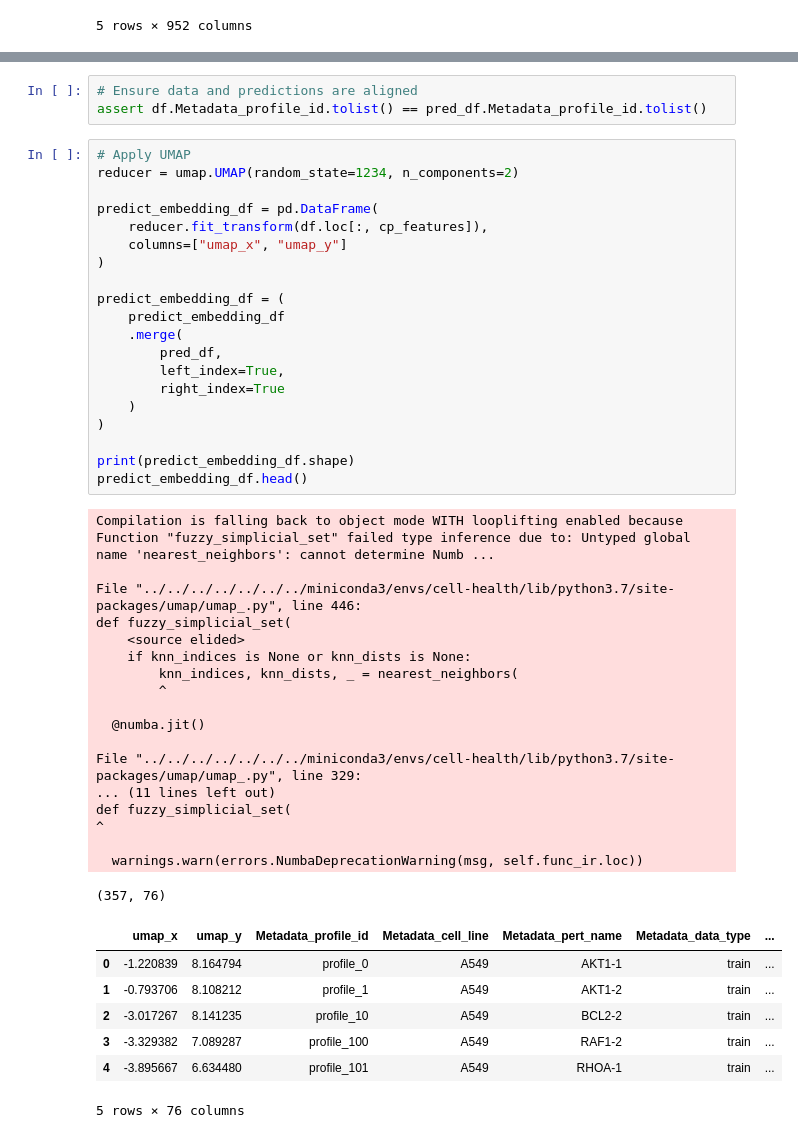
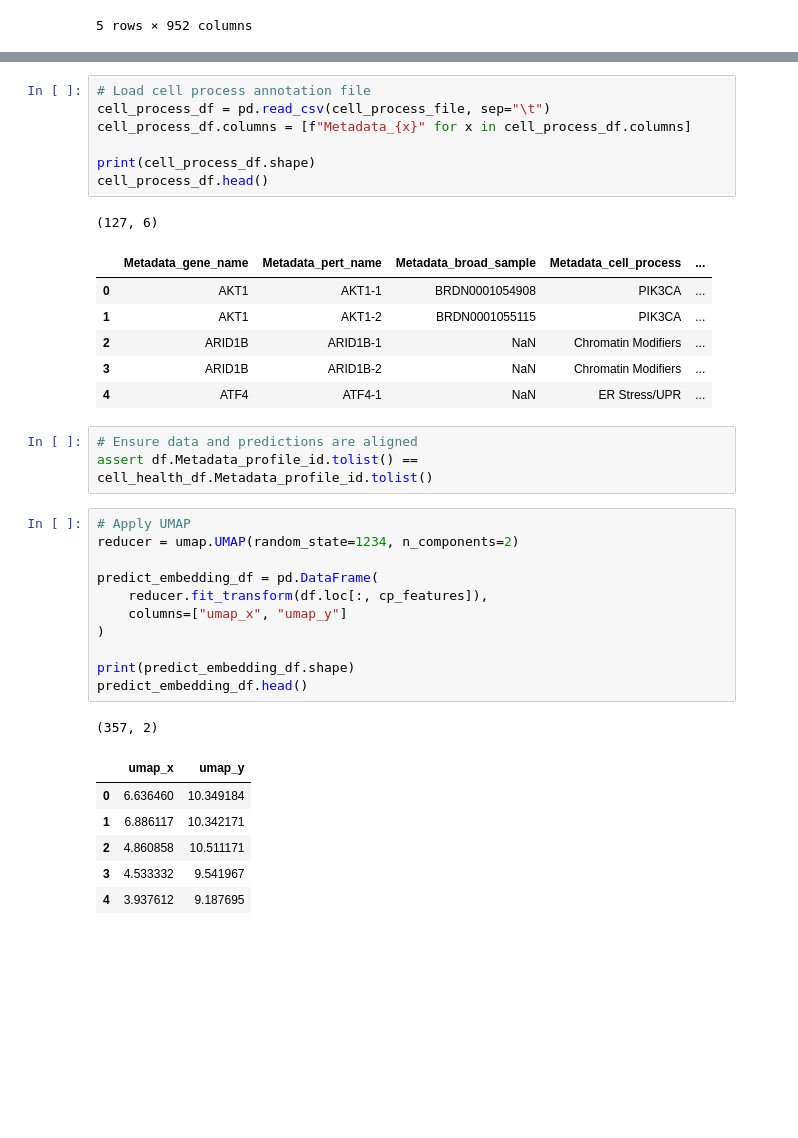
Before and after one commit to broadinstitute/cell-health, a Jupyter notebook: 3.train/10.crispr-umap.ipynb, the cells around one changed output, grey strips where cells are left out. Cells and saved outputs as stored; diff of their text form; blank space fills up the shorter version.

```diff
--- a/3.train/10.crispr-umap.ipynb
+++ b/3.train/10.crispr-umap.ipynb
@@ -63,49 +67,37 @@ pred_df.head()
+# %%
+# Load cell process annotation file
+cell_process_df = pd.read_csv(cell_process_file, sep="\t")
+cell_process_df.columns = [f"Metadata_{x}" for x in cell_process_df.columns]
+
+print(cell_process_df.shape)
+cell_process_df.head()
+# %% [output]
+(127, 6)
+|  | Metadata_gene_name | Metadata_pert_name | Metadata_broad_sample | Metadata_cell_process | ... |
+| 0 | AKT1 | AKT1-1 | BRDN0001054908 | PIK3CA | ... |
+| 1 | AKT1 | AKT1-2 | BRDN0001055115 | PIK3CA | ... |
+| 2 | ARID1B | ARID1B-1 | NaN | Chromatin Modifiers | ... |
+| 3 | ARID1B | ARID1B-2 | NaN | Chromatin Modifiers | ... |
+| 4 | ATF4 | ATF4-1 | NaN | ER Stress/UPR | ... |
 # %%
 # Ensure data and predictions are aligned
-assert df.Metadata_profile_id.tolist() == pred_df.Metadata_profile_id.tolist()
+assert df.Metadata_profile_id.tolist() == cell_health_df.Metadata_profile_id.tolist()
 # %%
 # Apply UMAP
 reducer = umap.UMAP(random_state=1234, n_components=2)
 
 predict_embedding_df = pd.DataFrame(
     reducer.fit_transform(df.loc[:, cp_features]),
     columns=["umap_x", "umap_y"]
 )
 
-predict_embedding_df = (
-    predict_embedding_df
-    .merge(
-        pred_df,
-        left_index=True,
-        right_index=True
-    )
-)
-
 print(predict_embedding_df.shape)
 predict_embedding_df.head()
 # %% [output]
-Compilation is falling back to object mode WITH looplifting enabled because Function "fuzzy_simplicial_set" failed type inference due to: Untyped global name 'nearest_neighbors': cannot determine Numb ...
-
-File "../../../../../../../miniconda3/envs/cell-health/lib/python3.7/site-packages/umap/umap_.py", line 446:
-def fuzzy_simplicial_set(
-    <source elided>
-    if knn_indices is None or knn_dists is None:
-        knn_indices, knn_dists, _ = nearest_neighbors(
-        ^
-
-  @numba.jit()
-
-File "../../../../../../../miniconda3/envs/cell-health/lib/python3.7/site-packages/umap/umap_.py", line 329:
-... (11 lines left out)
-def fuzzy_simplicial_set(
-^
-
-  warnings.warn(errors.NumbaDeprecationWarning(msg, self.func_ir.loc))
+(357, 2)
-(357, 76)
-|  | umap_x | umap_y | Metadata_profile_id | Metadata_cell_line | Metadata_pert_name | Metadata_data_type | ... |
-| 0 | -1.220839 | 8.164794 | profile_0 | A549 | AKT1-1 | train | ... |
-| 1 | -0.793706 | 8.108212 | profile_1 | A549 | AKT1-2 | train | ... |
-| 2 | -3.017267 | 8.141235 | profile_10 | A549 | BCL2-2 | train | ... |
-| 3 | -3.329382 | 7.089287 | profile_100 | A549 | RAF1-2 | train | ... |
-| 4 | -3.895667 | 6.634480 | profile_101 | A549 | RHOA-1 | train | ... |
+|  | umap_x | umap_y |
+| 0 | 6.636460 | 10.349184 |
+| 1 | 6.886117 | 10.342171 |
+| 2 | 4.860858 | 10.511171 |
+| 3 | 4.533332 | 9.541967 |
+| 4 | 3.937612 | 9.187695 |
-5 rows × 76 columns
```
Also changed, not shown: parts of 7 cells of this notebook, 3 other files.
